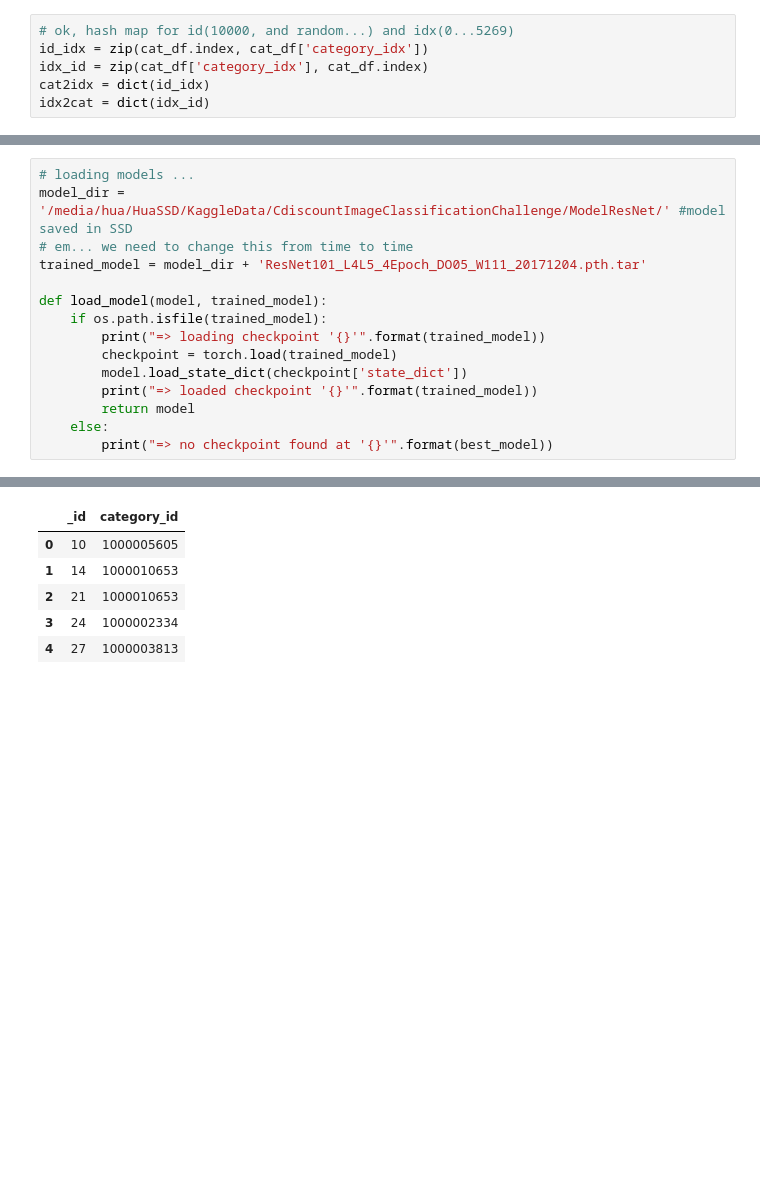
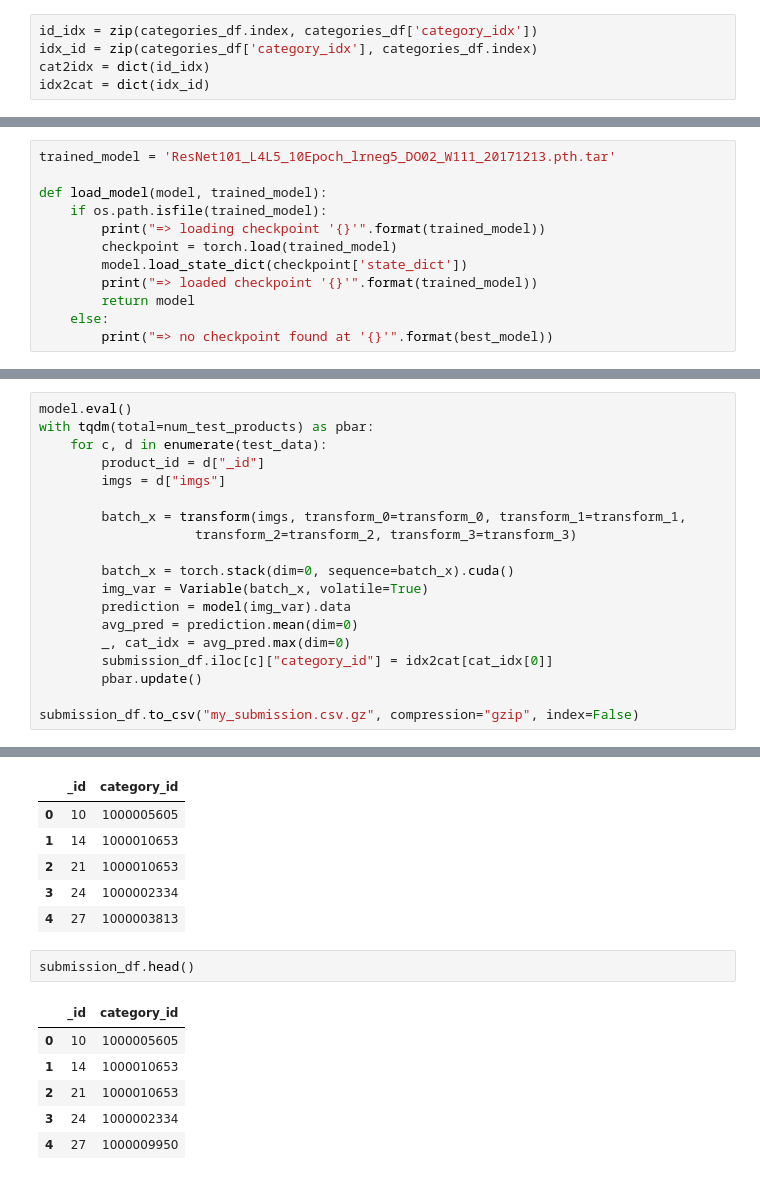
Before and after one commit to weihuacern/CICCKernelGit, a Jupyter notebook: submission_levelID.ipynb, the cells around one changed output, grey strips where cells are left out. Saved outputs shown, nothing was run; the diff lists cells and outputs as text; blank space fills up the shorter version.

```diff
--- a/ResNet101/sub_ori.ipynb
+++ b/submission_levelID.ipynb
@@ -62,6 +59,5 @@ cat_df.tail()
 # %%
-# ok, hash map for id(10000, and random...) and idx(0...5269)
-id_idx = zip(cat_df.index, cat_df['category_idx'])
-idx_id = zip(cat_df['category_idx'], cat_df.index)
+id_idx = zip(categories_df.index, categories_df['category_idx'])
+idx_id = zip(categories_df['category_idx'], categories_df.index)
 cat2idx = dict(id_idx)
 idx2cat = dict(idx_id)
@@ -71,10 +68,7 @@ model = torchvision.models.resnet101(pretrained=False)
 model.avgpool = nn.AvgPool2d(kernel_size = 6)
 model.fc = nn.Linear(in_features=2048, out_features=49 + 483 + 5270)
 # %%
-# loading models ...
-model_dir = '/media/hua/HuaSSD/KaggleData/CdiscountImageClassificationChallenge/ModelResNet/' #model saved in SSD
-# em... we need to change this from time to time
-trained_model = model_dir + 'ResNet101_L4L5_4Epoch_DO05_W111_20171204.pth.tar'
+trained_model = 'ResNet101_L4L5_10Epoch_lrneg5_DO02_W111_20171213.pth.tar'
 
 def load_model(model, trained_model):
     if os.path.isfile(trained_model):
@@ -132,0 +188,19 @@ transform_val = T.Compose([T.ToTensor(),T.Normalize(mean=mean, std=std)])
+# %%
+model.eval()
+with tqdm(total=num_test_products) as pbar:
+    for c, d in enumerate(test_data):
+        product_id = d["_id"]
+        imgs = d["imgs"]
+
+        batch_x = transform(imgs, transform_0=transform_0, transform_1=transform_1,
+                    transform_2=transform_2, transform_3=transform_3)
+
+        batch_x = torch.stack(dim=0, sequence=batch_x).cuda()
+        img_var = Variable(batch_x, volatile=True)
+        prediction = model(img_var).data
+        avg_pred = prediction.mean(dim=0)
+        _, cat_idx = avg_pred.max(dim=0)
+        submission_df.iloc[c]["category_id"] = idx2cat[cat_idx[0]]
+        pbar.update()
+
+submission_df.to_csv("my_submission.csv.gz", compression="gzip", index=False)
@@ -188,3 +263,12 @@ submission_df.head()
 | 2 | 21 | 1000010653 |
 | 3 | 24 | 1000002334 |
 | 4 | 27 | 1000003813 |
+# %%
+submission_df.head()
+# %% [output]
+|  | _id | category_id |
+| 0 | 10 | 1000005605 |
+| 1 | 14 | 1000010653 |
+| 2 | 21 | 1000010653 |
+| 3 | 24 | 1000002334 |
+| 4 | 27 | 1000009950 |
```
Also changed, not shown: parts of 19 cells of this notebook, 3 other files.
